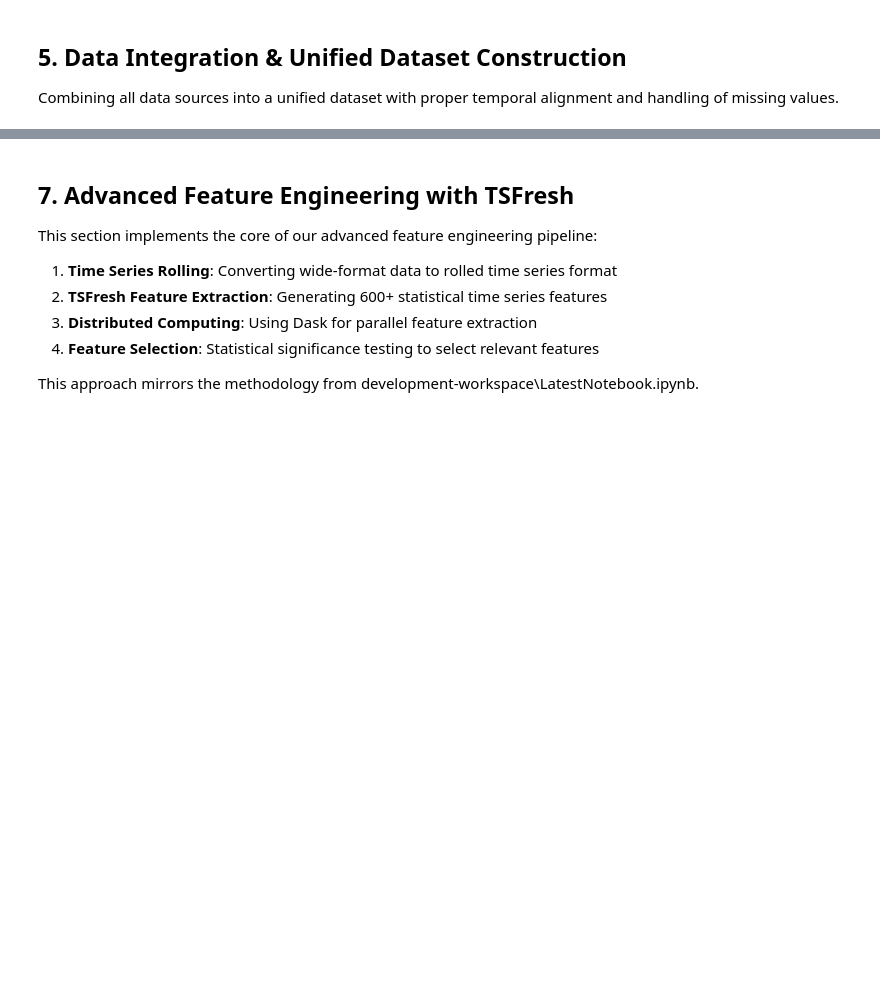
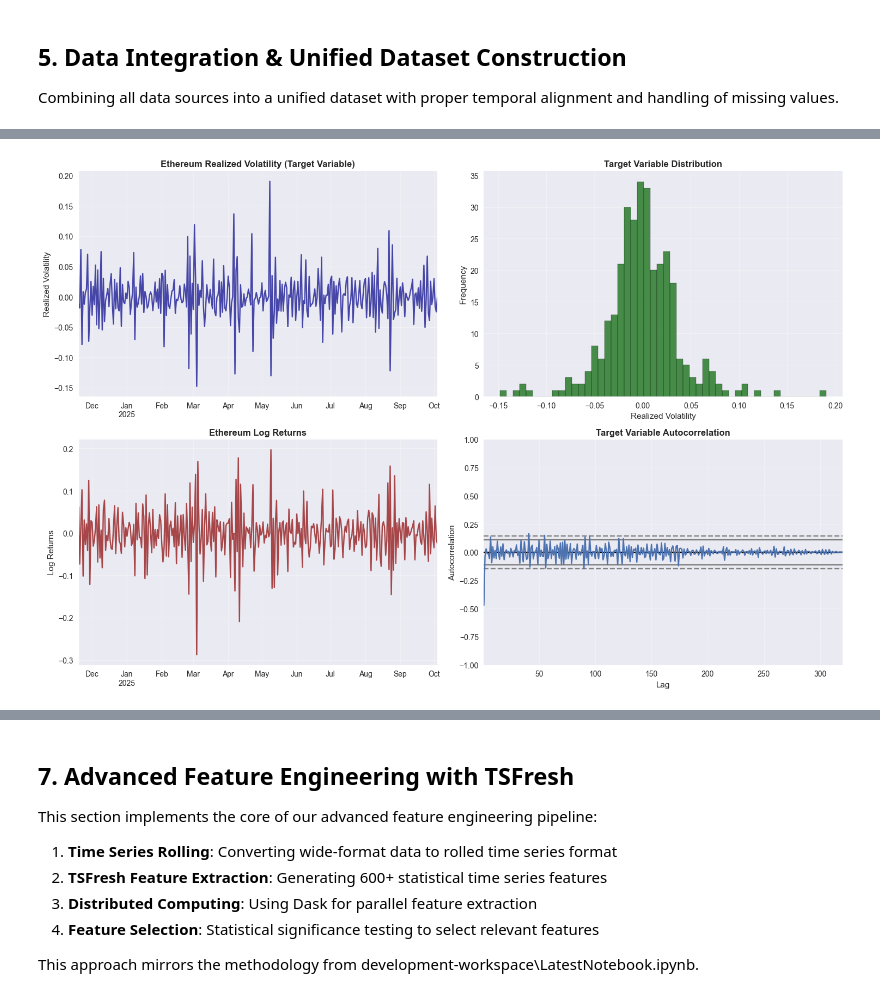
Before and after one commit to Amalio-Hidalgo/CryptoMarketForecasting-new, a Jupyter notebook: v2-volatility-forecasting/notebooks/main_pipeline.ipynb, the cells around one changed output, grey strips where cells are left out. Cells and saved outputs as stored; diff of their text form; code cells hidden in the pictures; blank space fills up the shorter version.

```diff
--- a/v2-volatility-forecasting/notebooks/main_pipeline.ipynb
+++ b/v2-volatility-forecasting/notebooks/main_pipeline.ipynb
@@ -793,0 +569,17 @@ Creating the target variable (realized volatility) and preparing the feature mat
+# %%
+# =============================================================================
+# UNIFIED DATASET CONSTRUCTION & DATA INTEGRATION
+# =============================================================================
+
+print("🔗 INTEGRATING MULTI-SOURCE DATASETS")
+print("=" * 50)
+
+# Collect all available datasets
+datasets = {
+    'coingecko_data': coingecko_data.copy(),
+    'binance_data': binance_data.copy(),
+    'dune_data': dune_data.copy(),
+    'dvol_data': dvol_data.copy(),
+    'fred_data': fred_data.copy()
+}
+unified_data = collector.combine_data_sources(datasets)
@@ -799,17 +644,61 @@ Creating the target variable (realized volatility) and preparing the feature mat
 print("🎯 CONSTRUCTING TARGET VARIABLE & FEATURE CONTAINER")
 print("=" * 55)
 
-# Focus on recent data with sufficient history for feature extraction
-recent_lookback = min(365, len(unified_data))  # Use up to 365 days or available data
-X = unified_data.iloc[-recent_lookback:].copy()
+# Focus on data sourced with config set timeframe
+X = unified_data.loc[config.start_date: ].copy()  # Use up to 365 days or available data
 
-print(f"📊 Working dataset: {X.shape} ({recent_lookback} days)")
+print(f"📊 Working dataset: {X.shape} ({len(X)} days)")
 
 # Data cleaning and preprocessing
 print(f"\n🧹 DATA PREPROCESSING:")
 
-# 1. Remove columns with excessive missing data (>90% missing)
-missing_threshold = 0.9
+# 0. Handle object/categorical columns FIRST - Convert to dummy variables
+object_cols = X.select_dtypes(include=['object']).columns
+if len(object_cols) > 0:
+    print(f"\n🔤 CATEGORICAL DATA HANDLING:")
+    print(f"   • Found {len(object_cols)} object-type columns: {list(object_cols)}")
+
+    # Try to convert to numeric first (for string numbers)
+    numeric_converted = 0
+    cols_to_encode = []
+
+    for col in object_cols:
+        try:
+            # Attempt numeric conversion
+            converted = pd.to_numeric(X[col], errors='coerce')
+            # If conversion worked for most values, keep it
+            if converted.notna().sum() / len(converted) > 0.5:
+                X[col] = converted
+                numeric_converted += 1
+            else:
+                # Otherwise, mark for dummy encoding
+                cols_to_encode.append(col)
+        except:
+            cols_to_encode.append(col)
+
+    if numeric_converted > 0:
+        print(f"   • Converted {numeric_converted} columns to numeric")
+
+    # Convert remaining object columns to dummy variables
+    if cols_to_encode:
+        print(f"   • Converting {len(cols_to_encode)} columns to dummy variables:")
+
+        original_shape = X.shape
+
+        # Create dummy variables with drop_first=True to avoid multicollinearity
+        X = pd.get_dummies(X, columns=cols_to_encode, drop_first=True, dtype=float)
+
+        new_dummy_cols = X.shape[1] - original_shape[1] + len(cols_to_encode)
+        print(f"   • Created {new_dummy_cols} dummy variable features")
+        print(f"   • Shape after encoding: {X.shape}")
+        print(f"   • Examples: {list(X.columns[original_shape[1]:original_shape[1]+3])}...")
+    else:
+        print(f"   • All object columns successfully converted to numeric")
+else:
+    print(f"   • No object-type columns found - all numeric ✅")
+
+# 1. Remove columns with excessive missing data (>50% missing)
+missing_threshold = 0.50
 cols_before = len(X.columns)
 sufficient_data_cols = X.isnull().sum() / len(X) < missing_threshold
 X = X.loc[:, sufficient_data_cols]
@@ -817,10 +706,14 @@ cols_removed = cols_before - len(X.columns)
 print(f"   • Removed {cols_removed} columns with >{missing_threshold*100}% missing data")
 
 # 2. Forward fill missing values (max 3 periods)
-X = X.fillna(method='ffill', limit=3)
+X = X.ffill(limit=3)
 print(f"   • Applied forward fill (max 3 periods)")
 
-# 3. Target variable construction - Ethereum realized volatility
+# 3. Ensure all columns are numeric (should be true after dummy encoding)
+X = X.select_dtypes(include=[np.number])
+print(f"   • Final numeric columns: {X.shape[1]}")
+
+# 4. Target variable construction - Ethereum realized volatility
 target_price_col = f'prices_{TARGET_COIN}'
 if target_price_col in X.columns:
     print(f"\n🎯 TARGET VARIABLE CONSTRUCTION:")
@@ -844,17 +737,17 @@ if target_price_col in X.columns:
 else:
     raise ValueError(f"Target price column '{target_price_col}' not found!")
 
-# 4. Differencing for stationarity
+# 5. Differencing for stationarity
 print(f"\n📈 STATIONARITY TRANSFORMATION:")
 X_stationary = X.diff().dropna()
 print(f"   • Applied first differencing")
 print(f"   • Shape after differencing: {X_stationary.shape}")
 
-# 5. Target variable alignment
+# 6. Target variable alignment
 y = X_stationary[f'realized_vol_{TARGET_COIN}'].shift(-1).dropna().rename("target")
 print(f"   • Target variable (next-period volatility): {len(y)} observations")
 
-# 6. Feature-target alignment
+# 7. Feature-target alignment
 common_idx = X_stationary.index.intersection(y.index)
 X_final = X_stationary.loc[common_idx]
 y_final = y.loc[common_idx]
@@ -863,6 +756,8 @@ print(f"\n✅ FINAL FEATURE CONTAINER:")
 print(f"   • Features shape: {X_final.shape}")
 print(f"   • Target shape: {len(y_final)}")
 print(f"   • Date range: {X_final.index.min()} to {X_final.index.max()}")
+print(f"   • All features are numeric: {X_final.select_dtypes(include=[np.number]).shape[1] == X_final.shape[1]}")
+print(f"   • Includes dummy variables from categorical features ✅")
 
 # Target variable statistics
 print(f"\n📊 TARGET VARIABLE STATISTICS:")
@@ -928,0 +824 @@ print(f"\n🚀 Ready for TSFresh feature engineering!")
+[figure, added]
```
Also changed, not shown: parts of 22 cells of this notebook, 11 other files.
